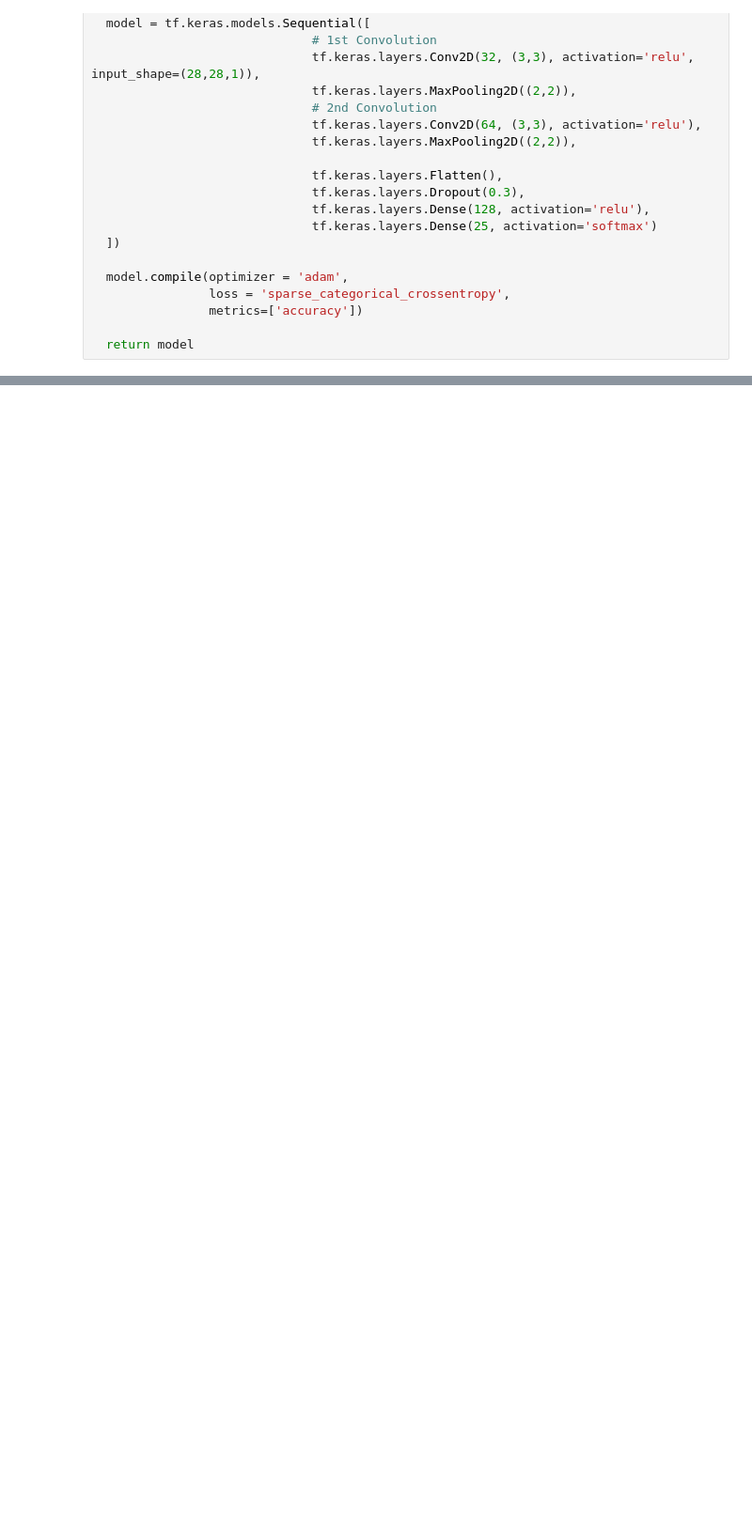
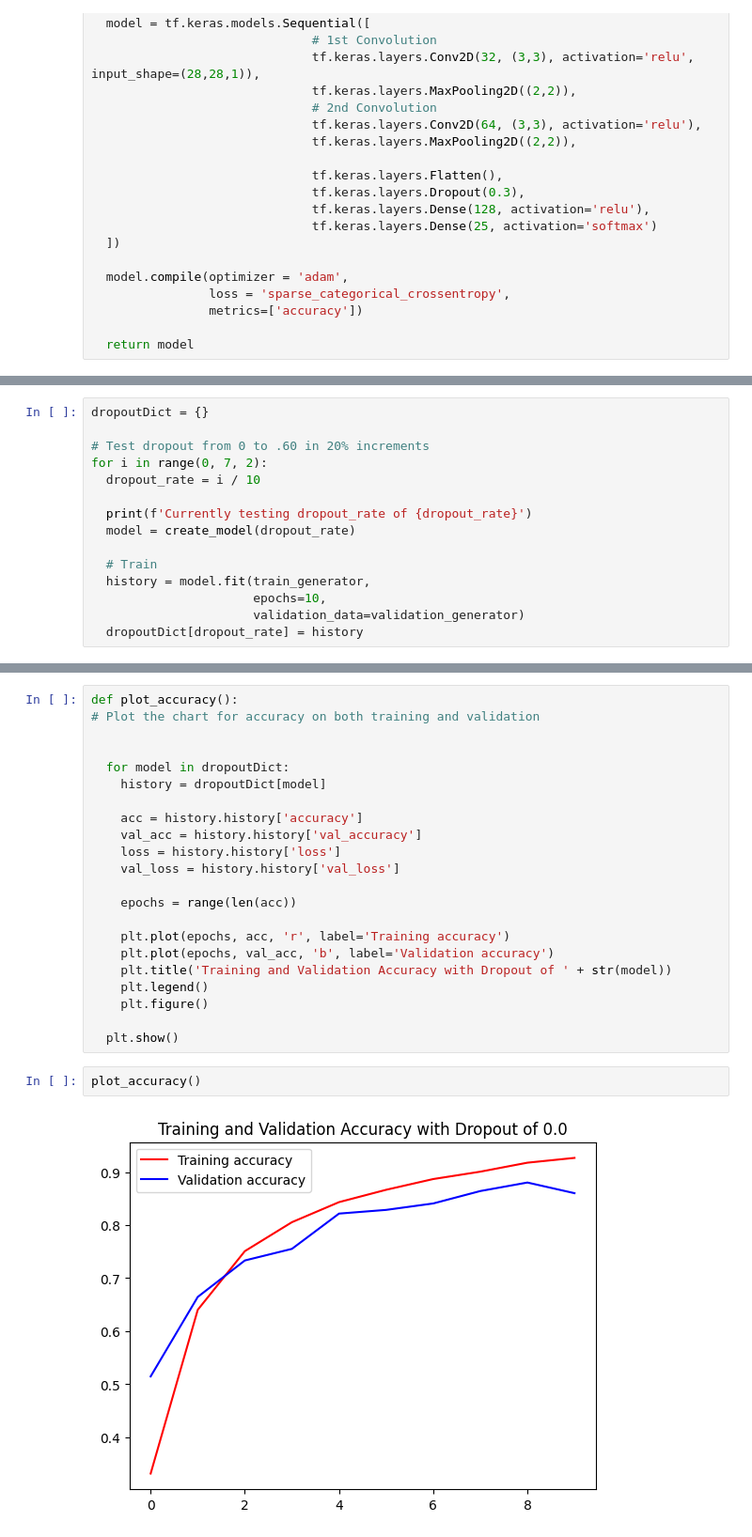
Before and after one commit to alanchiem/sign_language, a Jupyter notebook: Sign_Language_Image_Classifier.ipynb, the cells around one changed output, grey strips where cells are left out. Shown: that part at 94% size. Drawn from its saved outputs; the diff is of its cells as text; blank space fills up the shorter version.

Commit message:
dropout experiment

```diff
--- a/Sign_Language_Image_Classifier.ipynb
+++ b/Sign_Language_Image_Classifier.ipynb
@@ -251,0 +293,15 @@ plt.show()
+# %%
+dropoutDict = {}
+
+# Test dropout from 0 to .60 in 20% increments
+for i in range(0, 7, 2):
+  dropout_rate = i / 10
+
+  print(f'Currently testing dropout_rate of {dropout_rate}')
+  model = create_model(dropout_rate)
+
+  # Train
+  history = model.fit(train_generator,
+                      epochs=10,
+                      validation_data=validation_generator)
+  dropoutDict[dropout_rate] = history
@@ -251,0 +366,26 @@ plt.show()
+# %%
+def plot_accuracy():
+# Plot the chart for accuracy on both training and validation
+
+
+  for model in dropoutDict:
+    history = dropoutDict[model]
+
+    acc = history.history['accuracy']
+    val_acc = history.history['val_accuracy']
+    loss = history.history['loss']
+    val_loss = history.history['val_loss']
+
+    epochs = range(len(acc))
+
+    plt.plot(epochs, acc, 'r', label='Training accuracy')
+    plt.plot(epochs, val_acc, 'b', label='Validation accuracy')
+    plt.title('Training and Validation Accuracy with Dropout of ' + str(model))
+    plt.legend()
+    plt.figure()
+
+  plt.show()
+# %%
+plot_accuracy()
+# %% [output]
+[figure, added]
```
Also changed, not shown: parts of 15 cells of this notebook.
